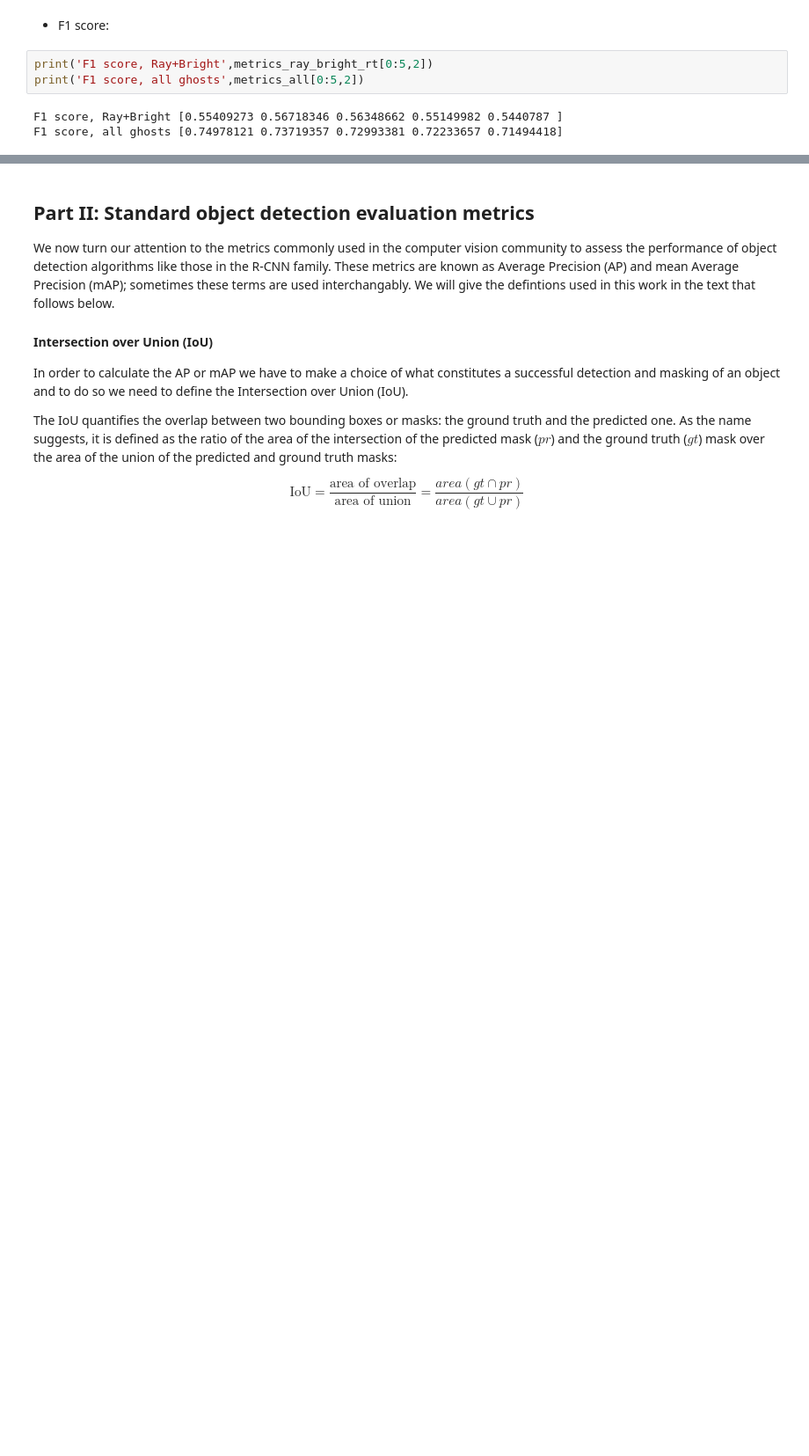
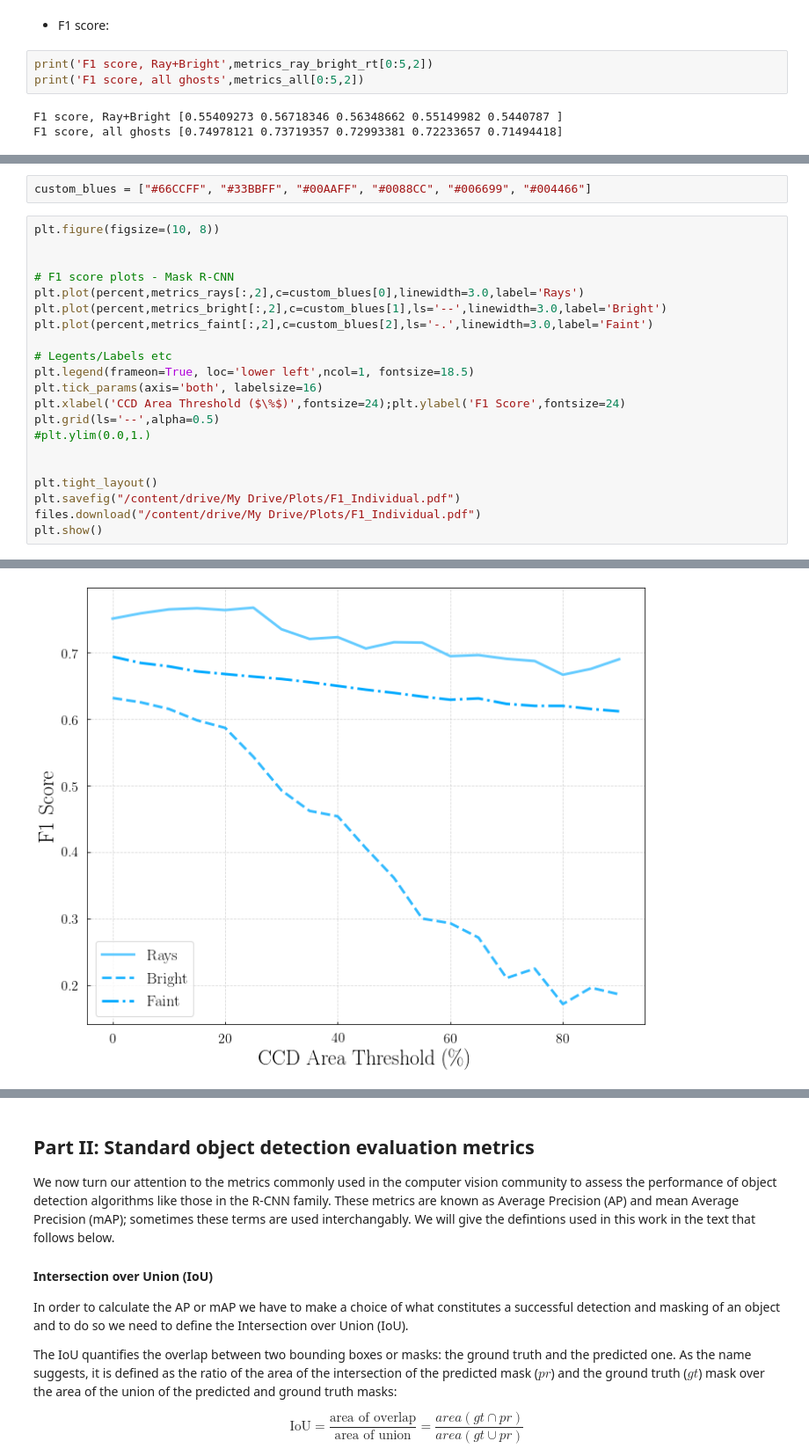
Before and after one commit to dtanoglidis/DeepGhostBusters, a Jupyter notebook: Inference_and_Evaluation.ipynb, the cells around one changed output, grey strips where cells are left out. Shown at 88% size. Saved outputs shown, nothing was run; the diff lists cells and outputs as text; blank space fills up the shorter version.

```diff
--- a/Inference_and_Evaluation.ipynb
+++ b/Inference_and_Evaluation.ipynb
@@ -1107,0 +1181,24 @@ F1 score, all ghosts [0.74978121 0.73719357 0.72993381 0.72233657 0.71494418]
+# %%
+custom_blues = ["#66CCFF", "#33BBFF", "#00AAFF", "#0088CC", "#006699", "#004466"]
+# %%
+plt.figure(figsize=(10, 8))
+
+
+# F1 score plots - Mask R-CNN
+plt.plot(percent,metrics_rays[:,2],c=custom_blues[0],linewidth=3.0,label='Rays')
+plt.plot(percent,metrics_bright[:,2],c=custom_blues[1],ls='--',linewidth=3.0,label='Bright')
+plt.plot(percent,metrics_faint[:,2],c=custom_blues[2],ls='-.',linewidth=3.0,label='Faint')
+
+# Legents/Labels etc
+plt.legend(frameon=True, loc='lower left',ncol=1, fontsize=18.5)
+plt.tick_params(axis='both', labelsize=16)
+plt.xlabel('CCD Area Threshold ($\%$)',fontsize=24);plt.ylabel('F1 Score',fontsize=24)
+plt.grid(ls='--',alpha=0.5)
+#plt.ylim(0.0,1.)
+
+
+plt.tight_layout()
+plt.savefig("/content/drive/My Drive/Plots/F1_Individual.pdf")
+files.download("/content/drive/My Drive/Plots/F1_Individual.pdf")
+plt.show()
+# %% [output]
@@ -1107,0 +1207 @@ F1 score, all ghosts [0.74978121 0.73719357 0.72993381 0.72233657 0.71494418]
+[figure, added]
```
Also changed, not shown: parts of 13 cells of this notebook.
